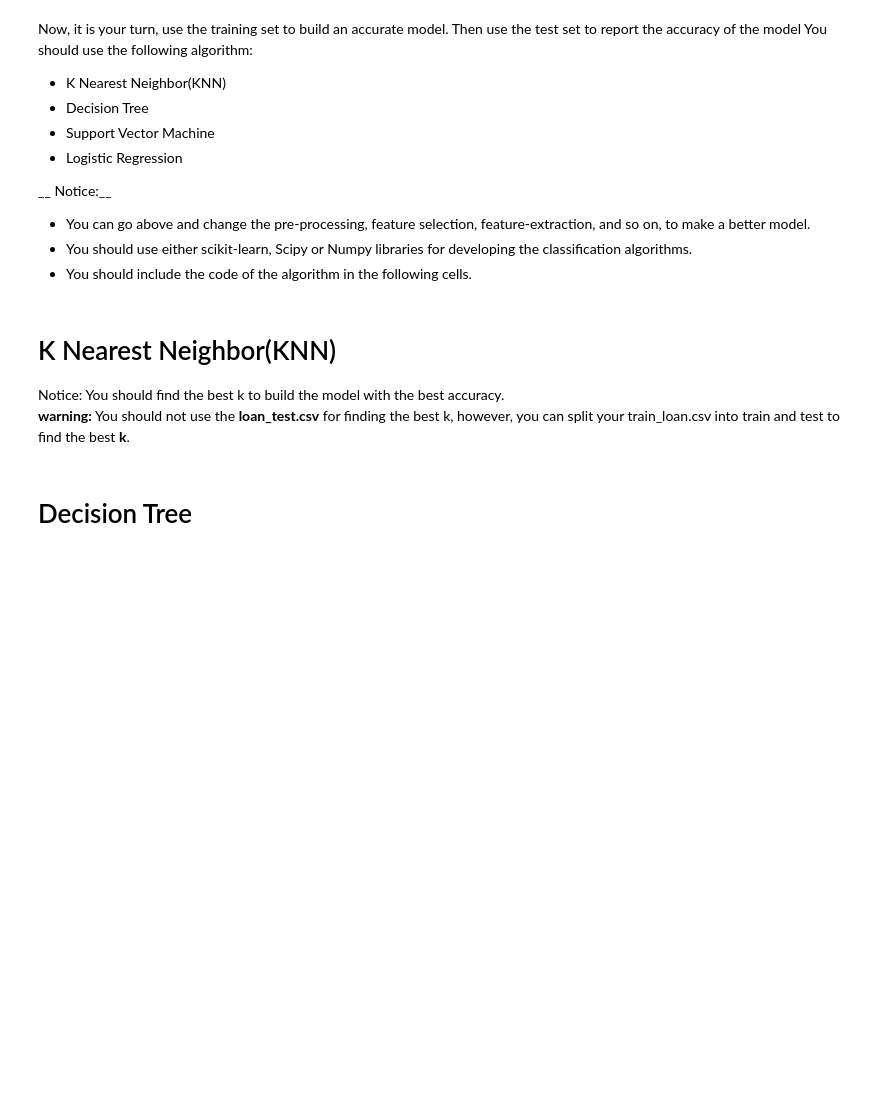
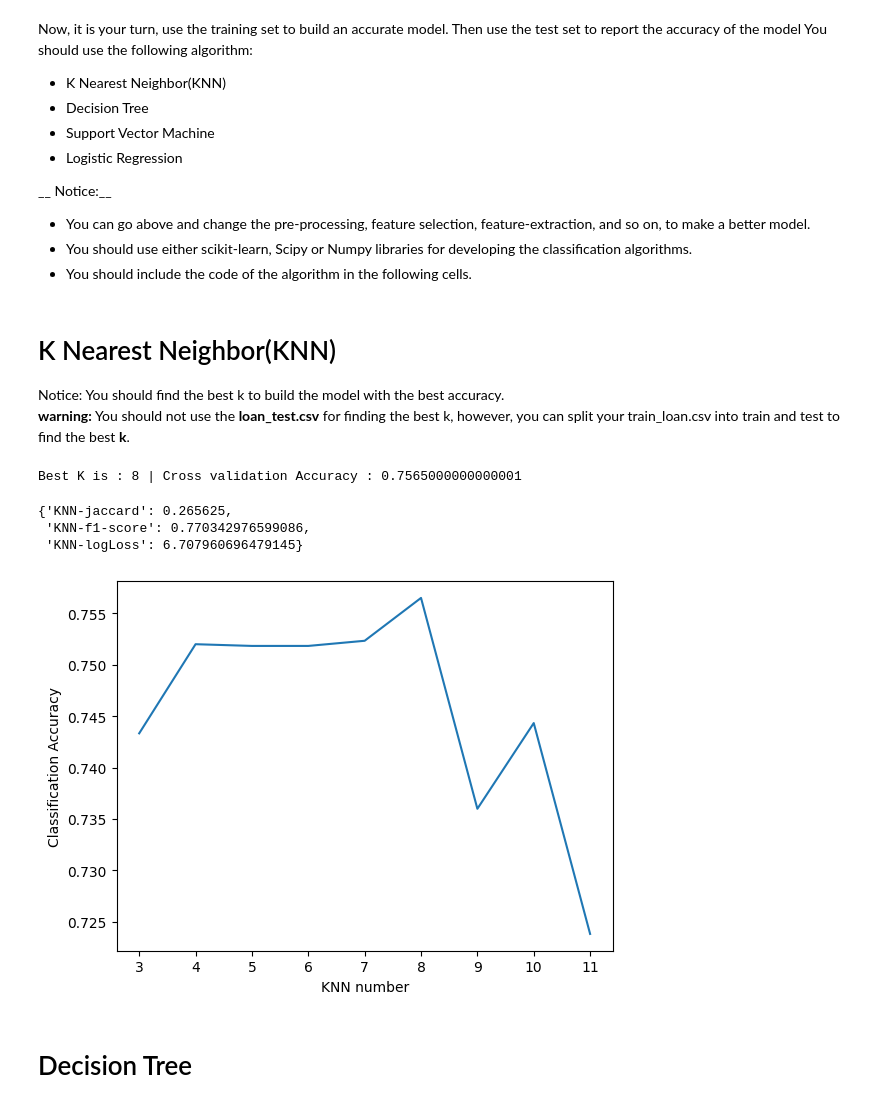
Before and after one commit to patrikfreisner/PythonDataScience, a Jupyter notebook: 13.15 - ML0101EN-Proj-Loan-py-v1.ipynb, the cells around one changed output. Drawn from its saved outputs; the diff is of its cells as text; code cells hidden in the pictures; blank space fills up the shorter version.

```diff
--- a/13.15 - ML0101EN-Proj-Loan-py-v1.ipynb
+++ b/13.15 - ML0101EN-Proj-Loan-py-v1.ipynb
@@ -239,6 +244,6 @@ X[0:5]
 # %% [markdown]
 What are our lables?
 # %%
-y = df['loan_status'].values
+y = df['loan_status'].replace(to_replace=['PAIDOFF','COLLECTION'], value=[0,1]).values
 y[0:5]
 # %% [output]
@@ -249,6 +253,6 @@ array(['PAIDOFF', 'PAIDOFF', 'PAIDOFF', 'PAIDOFF', 'PAIDOFF'],
 # %% [markdown]
 Data Standardization give data zero mean and unit variance (technically should be done after train test split)
 # %%
-X= preprocessing.StandardScaler().fit(X).transform(X)
+X= preprocessing.StandardScaler().fit_transform(X)
 X[0:5]
 # %% [output]
@@ -286,2 +298,55 @@ Notice: You should find the best k to build the model with the best accuracy.\
+# %%
+from sklearn.model_selection import cross_val_predict, cross_val_score
+
+
+X_train, X_test, y_train, y_test = train_test_split(
+    X, y, test_size=0.30, random_state=3)
+
+Ks = 12
+bestScore = 0.0
+accList = []
+
+for n in range(3, Ks):
+    classifier = KNeighborsClassifier(n_neighbors=n)
+    classifier.fit(X_train, y_train)
+
+    scores = cross_val_score(classifier, X_train, y_train, cv=10)
+    score = scores.mean()
+    accList.append(score)
+    if score > bestScore:
+        bestScore = score
+        best_classifier = classifier
+        bestK = n
+
+#     yhat = cross_val_predict(classifier, X_test, y_test)
+
+#     print("K value: ", n, " | Accuracy Score: ",
+#           metrics.accuracy_score(y_test, yhat))
+#     mean_acc[n-1] = metrics.accuracy_score(y_test, yhat)
+#     std_acc[n-1]=np.std(yhat==y_test)/np.sqrt(yhat.shape[0])
+print("Best K is :", bestK, "| Cross validation Accuracy :", bestScore)
+classifier_knn = best_classifier
+# %% [output]
+Best K is : 8 | Cross validation Accuracy : 0.7565000000000001
+# %%
+classifier_knn.fit(X_train,y_train)
+y_pred=best_classifier.predict(X_train)
+
+trainScores['KNN-jaccard']=jaccard_score(y_train, y_pred)
+trainScores['KNN-f1-score']=f1_score(y_train, y_pred, average='weighted')
+# trainScores['KNN-logLoss'] = log_loss(y_train, y_pred) # NOT APPLICABLE
+
+trainScores
+# %% [output]
+{'KNN-jaccard': 0.265625,
+ 'KNN-f1-score': 0.770342976599086,
+ 'KNN-logLoss': 6.707960696479145}
+# %%
+plt.plot(range(3, 12), accList)
+plt.xlabel('KNN number')
+plt.ylabel('Classification Accuracy')
+plt.show()
+# %% [output]
+[figure, added]
 # %% [markdown]
 # Decision Tree
```
Also changed, not shown: parts of 21 cells of this notebook, 3 other files.
